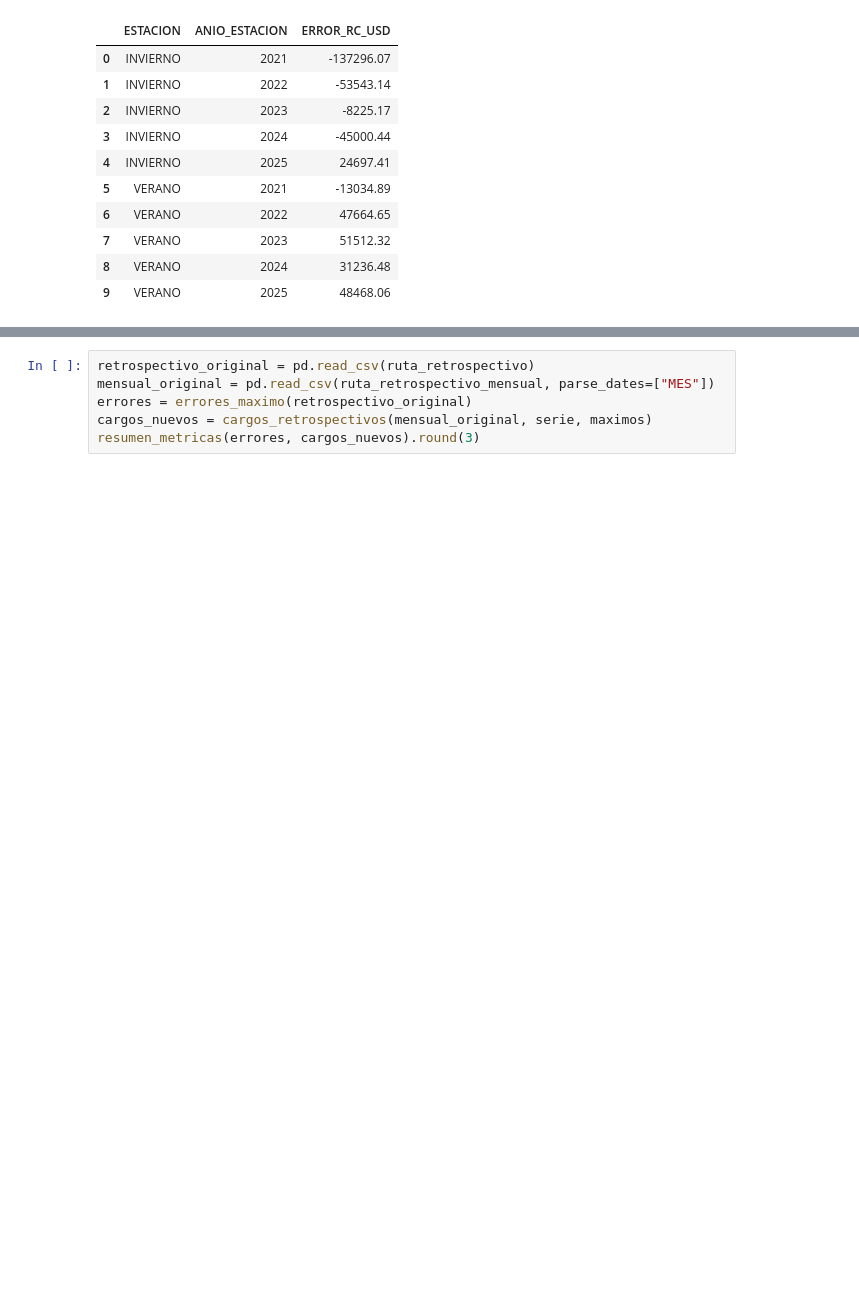
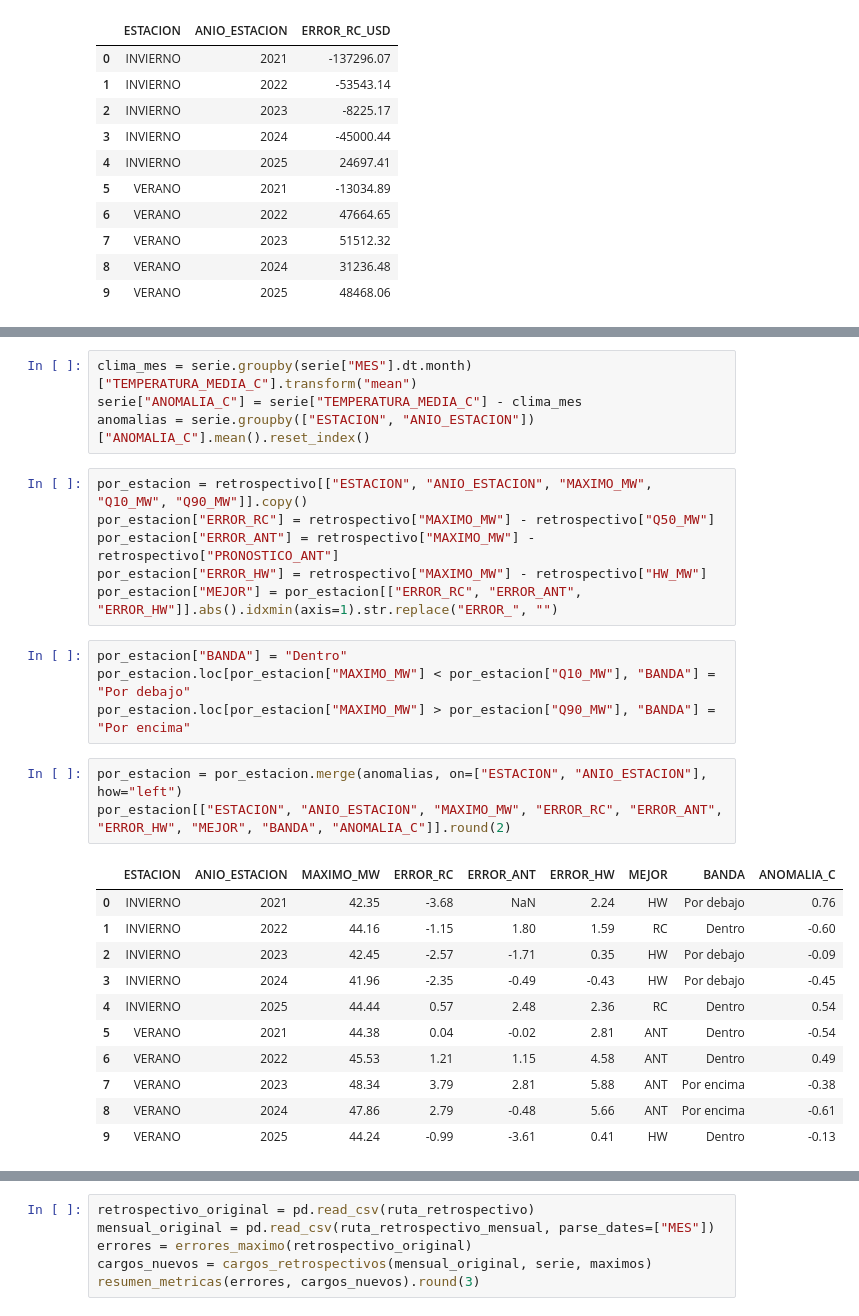
Before and after one commit to RamiF13/TFG, a Jupyter notebook: notebooks/14_metricas_evaluacion.ipynb, the cells around one changed output, grey strips where cells are left out. Drawn from its saved outputs; the diff is of its cells as text; blank space fills up the shorter version.

Commit message:
Agrega el análisis de errores por estación

```diff
--- a/notebooks/14_metricas_evaluacion.ipynb
+++ b/notebooks/14_metricas_evaluacion.ipynb
@@ -219 +223,30 @@ cargos[["ESTACION", "ANIO_ESTACION", "ERROR_RC_USD"]]
+# %%
+clima_mes = serie.groupby(serie["MES"].dt.month)["TEMPERATURA_MEDIA_C"].transform("mean")
+serie["ANOMALIA_C"] = serie["TEMPERATURA_MEDIA_C"] - clima_mes
+anomalias = serie.groupby(["ESTACION", "ANIO_ESTACION"])["ANOMALIA_C"].mean().reset_index()
+# %%
+por_estacion = retrospectivo[["ESTACION", "ANIO_ESTACION", "MAXIMO_MW", "Q10_MW", "Q90_MW"]].copy()
+por_estacion["ERROR_RC"] = retrospectivo["MAXIMO_MW"] - retrospectivo["Q50_MW"]
+por_estacion["ERROR_ANT"] = retrospectivo["MAXIMO_MW"] - retrospectivo["PRONOSTICO_ANT"]
+por_estacion["ERROR_HW"] = retrospectivo["MAXIMO_MW"] - retrospectivo["HW_MW"]
+por_estacion["MEJOR"] = por_estacion[["ERROR_RC", "ERROR_ANT", "ERROR_HW"]].abs().idxmin(axis=1).str.replace("ERROR_", "")
+# %%
+por_estacion["BANDA"] = "Dentro"
+por_estacion.loc[por_estacion["MAXIMO_MW"] < por_estacion["Q10_MW"], "BANDA"] = "Por debajo"
+por_estacion.loc[por_estacion["MAXIMO_MW"] > por_estacion["Q90_MW"], "BANDA"] = "Por encima"
+# %%
+por_estacion = por_estacion.merge(anomalias, on=["ESTACION", "ANIO_ESTACION"], how="left")
+por_estacion[["ESTACION", "ANIO_ESTACION", "MAXIMO_MW", "ERROR_RC", "ERROR_ANT", "ERROR_HW", "MEJOR", "BANDA", "ANOMALIA_C"]].round(2)
+# %% [output]
+|  | ESTACION | ANIO_ESTACION | MAXIMO_MW | ERROR_RC | ERROR_ANT | ERROR_HW | MEJOR | BANDA | ANOMALIA_C |
+| 0 | INVIERNO | 2021 | 42.35 | -3.68 | NaN | 2.24 | HW | Por debajo | 0.76 |
+| 1 | INVIERNO | 2022 | 44.16 | -1.15 | 1.80 | 1.59 | RC | Dentro | -0.60 |
+| 2 | INVIERNO | 2023 | 42.45 | -2.57 | -1.71 | 0.35 | HW | Por debajo | -0.09 |
+| 3 | INVIERNO | 2024 | 41.96 | -2.35 | -0.49 | -0.43 | HW | Por debajo | -0.45 |
+| 4 | INVIERNO | 2025 | 44.44 | 0.57 | 2.48 | 2.36 | RC | Dentro | 0.54 |
+| 5 | VERANO | 2021 | 44.38 | 0.04 | -0.02 | 2.81 | ANT | Dentro | -0.54 |
+| 6 | VERANO | 2022 | 45.53 | 1.21 | 1.15 | 4.58 | ANT | Dentro | 0.49 |
+| 7 | VERANO | 2023 | 48.34 | 3.79 | 2.81 | 5.88 | ANT | Por encima | -0.38 |
+| 8 | VERANO | 2024 | 47.86 | 2.79 | -0.48 | 5.66 | ANT | Por encima | -0.61 |
+| 9 | VERANO | 2025 | 44.24 | -0.99 | -3.61 | 0.41 | HW | Dentro | -0.13 |
 # %% [markdown]
```
Also changed, not shown: parts of 3 cells of this notebook.
